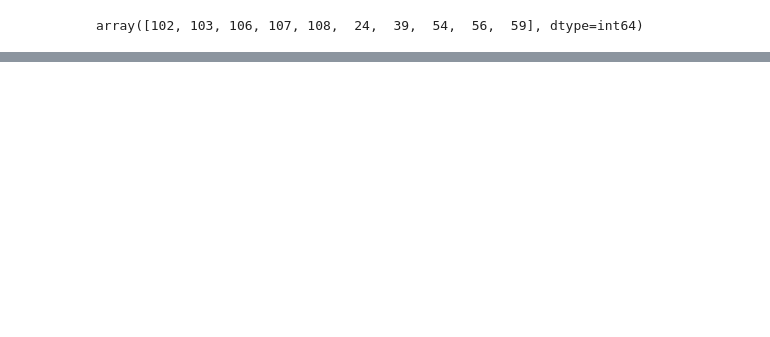
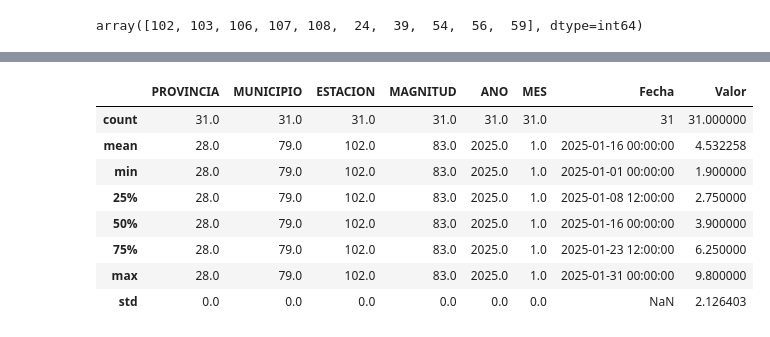
Before and after one commit to GamblerRunner/PrediccionMeteorologica, a Jupyter notebook: src/pruebas/Madrid_Data_Pruebas.ipynb, the cells around one changed output, grey strips where cells are left out. Cells and saved outputs as stored; diff of their text form; code cells hidden in the pictures; blank space fills up the shorter version.

```diff
--- a/src/pruebas/Madrid_Data_Pruebas.ipynb
+++ b/src/pruebas/Madrid_Data_Pruebas.ipynb
@@ -90,0 +127,12 @@ y
+# %%
+df_melted.describe()
+# %% [output]
+|  | PROVINCIA | MUNICIPIO | ESTACION | MAGNITUD | ANO | MES | Fecha | Valor |
+| count | 31.0 | 31.0 | 31.0 | 31.0 | 31.0 | 31.0 | 31 | 31.000000 |
+| mean | 28.0 | 79.0 | 102.0 | 83.0 | 2025.0 | 1.0 | 2025-01-16 00:00:00 | 4.532258 |
+| min | 28.0 | 79.0 | 102.0 | 83.0 | 2025.0 | 1.0 | 2025-01-01 00:00:00 | 1.900000 |
+| 25% | 28.0 | 79.0 | 102.0 | 83.0 | 2025.0 | 1.0 | 2025-01-08 12:00:00 | 2.750000 |
+| 50% | 28.0 | 79.0 | 102.0 | 83.0 | 2025.0 | 1.0 | 2025-01-16 00:00:00 | 3.900000 |
+| 75% | 28.0 | 79.0 | 102.0 | 83.0 | 2025.0 | 1.0 | 2025-01-23 12:00:00 | 6.250000 |
+| max | 28.0 | 79.0 | 102.0 | 83.0 | 2025.0 | 1.0 | 2025-01-31 00:00:00 | 9.800000 |
+| std | 0.0 | 0.0 | 0.0 | 0.0 | 0.0 | 0.0 | NaN | 2.126403 |
```
Also changed, not shown: parts of 9 cells of this notebook, 1 other file.
